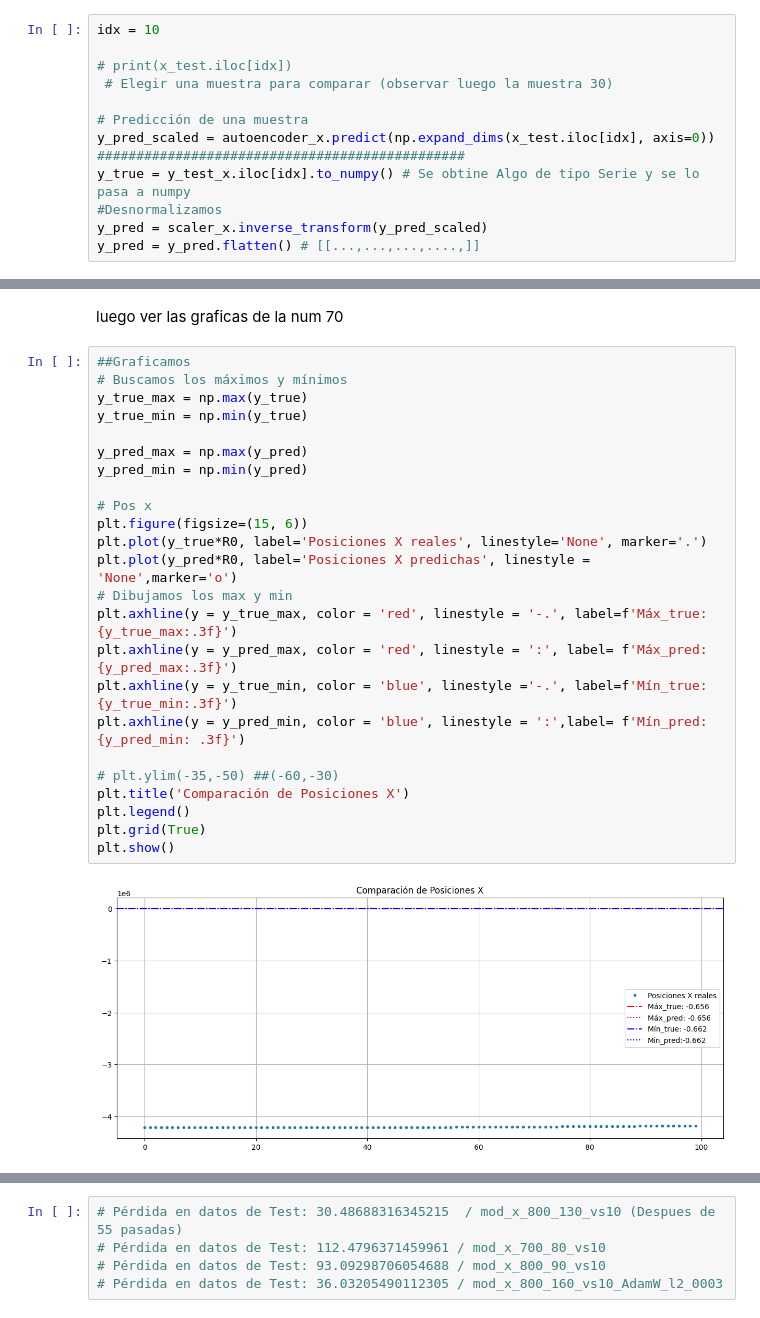
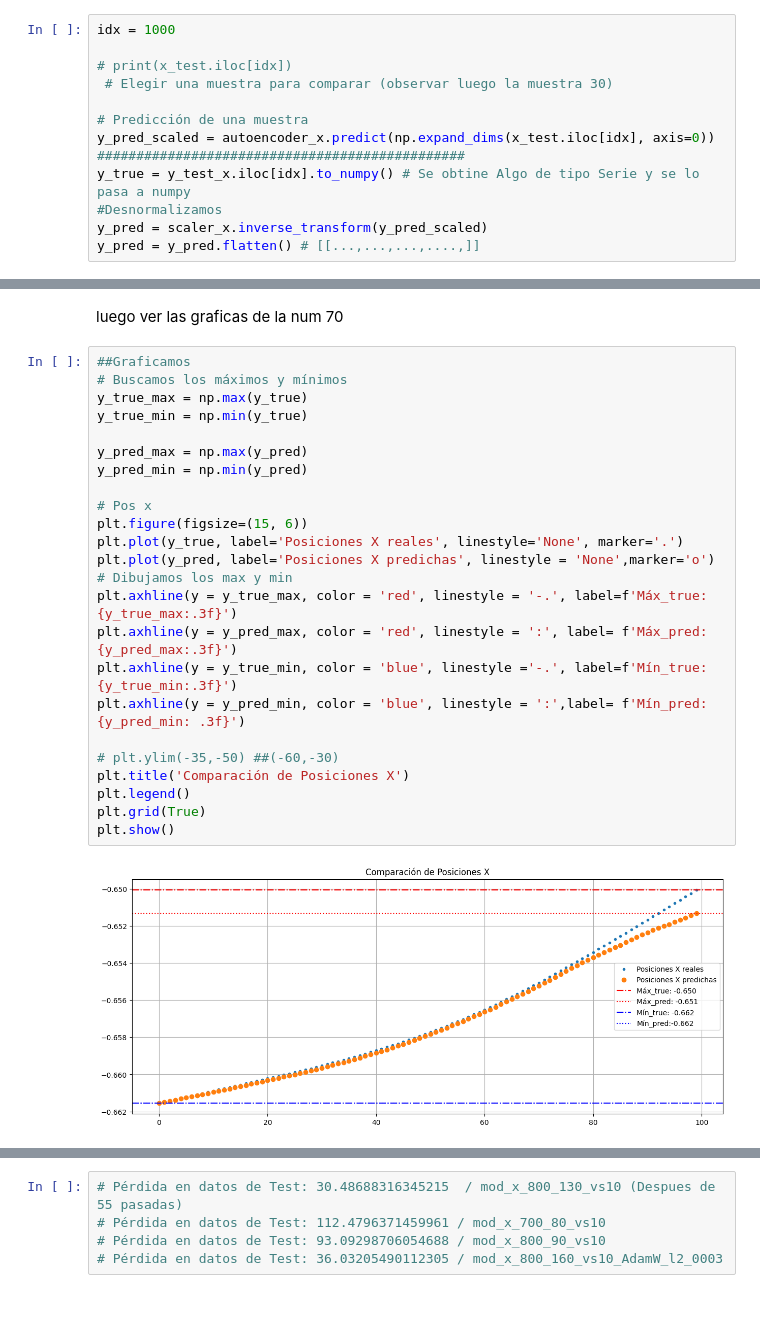
Before and after one commit to ValeFernando840/Ray-Tracing, a Jupyter notebook: Entrenamiento/03-Entrenamiento_X.ipynb, the cells around one changed output, grey strips where cells are left out. Drawn from its saved outputs; the diff is of its cells as text.

```diff
--- a/Entrenamiento/03-Entrenamiento_X.ipynb
+++ b/Entrenamiento/03-Entrenamiento_X.ipynb
@@ -181,7 +180,7 @@ print(f'Pérdida en datos de Test: {loss}')
 33/33 ━━━━━━━━━━━━━━━━━━━━ 0s 4ms/step - loss: 0.0301
 Pérdida en datos de Test: 0.02991759404540062
 # %%
-idx = 10
+idx = 1000
 
 # print(x_test.iloc[idx])
  # Elegir una muestra para comparar (observar luego la muestra 30)
@@ -200,26 +199,26 @@ luego ver las graficas de la num 70
 # %%
 ##Graficamos
 # Buscamos los máximos y mínimos
 y_true_max = np.max(y_true)
 y_true_min = np.min(y_true)
 
 y_pred_max = np.max(y_pred)
 y_pred_min = np.min(y_pred)
 
 # Pos x
 plt.figure(figsize=(15, 6))
-plt.plot(y_true*R0, label='Posiciones X reales', linestyle='None', marker='.')
-plt.plot(y_pred*R0, label='Posiciones X predichas', linestyle = 'None',marker='o')
+plt.plot(y_true, label='Posiciones X reales', linestyle='None', marker='.')
+plt.plot(y_pred, label='Posiciones X predichas', linestyle = 'None',marker='o')
 # Dibujamos los max y min
 plt.axhline(y = y_true_max, color = 'red', linestyle = '-.', label=f'Máx_true: {y_true_max:.3f}')
 plt.axhline(y = y_pred_max, color = 'red', linestyle = ':', label= f'Máx_pred: {y_pred_max:.3f}')
 plt.axhline(y = y_true_min, color = 'blue', linestyle ='-.', label=f'Mín_true: {y_true_min:.3f}')
 plt.axhline(y = y_pred_min, color = 'blue', linestyle = ':',label= f'Mín_pred:{y_pred_min: .3f}')
 
 # plt.ylim(-35,-50) ##(-60,-30)
 plt.title('Comparación de Posiciones X')
 plt.legend()
 plt.grid(True)
 plt.show()
 # %% [output]
-[figure, old version]
+[figure, new version]
```
Also changed, not shown: parts of 7 cells of this notebook, 9 other files.
